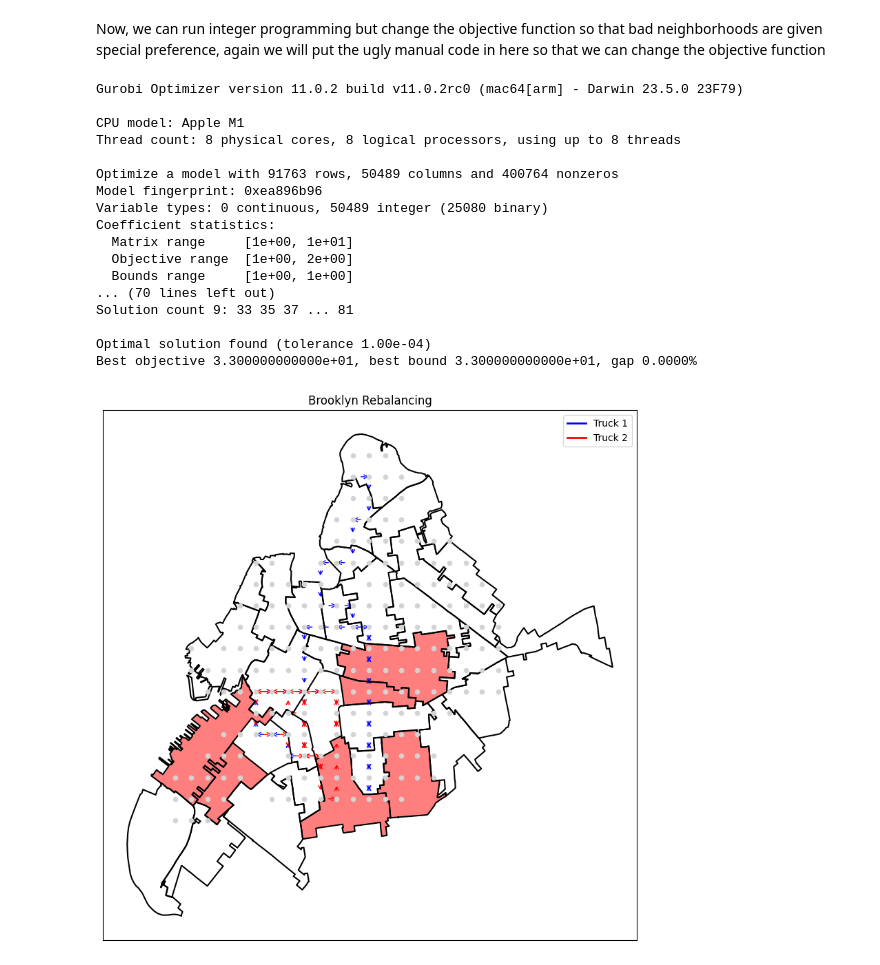
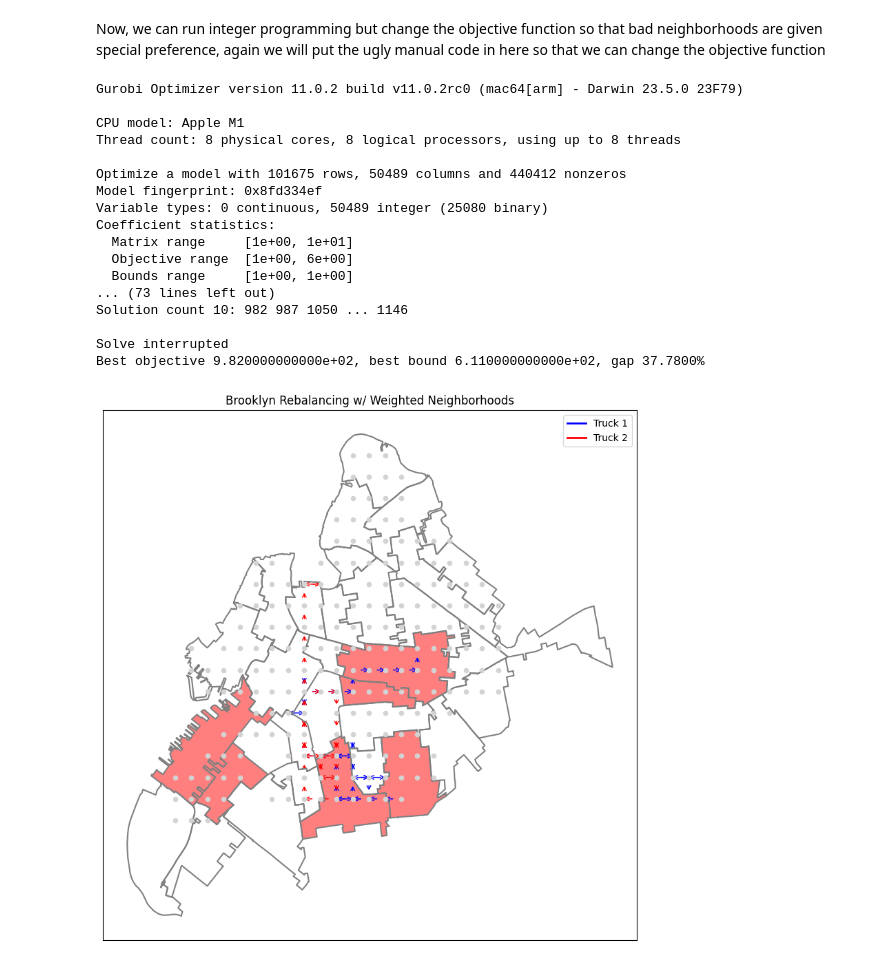
Before and after one commit to jarrettreimers/CSUREMM, a Jupyter notebook: borough_grouping.ipynb, the cells around one changed output. Saved outputs shown, nothing was run; the diff lists cells and outputs as text; code cells hidden in the pictures.

```diff
--- a/borough_grouping.ipynb
+++ b/borough_grouping.ipynb
@@ -531,0 +536,31 @@ plt.show()
+# %%
+print('TRUCK REPORTS:')
+for k in range(1, K+1):
+    print('\n\nTRUCK {}\n'.format(k))
+    truck_data = truck_paths[k]
+    increase_dict = {}
+    decrease_dict = {}
+    for i in range(0, len(truck_data)-1):
+        if truck_data[i][1] != truck_data[i+1][1]:
+            print('time {}: traveled from {} to {}'.format(truck_data[i][0],truck_data[i][1], truck_data[i+1][1]))
+        if truck_data[i][2] > truck_data[i+1][2]:
+            print('time {}: dropped off {} bikes at {}'.format(truck_data[i][0],
+                                                           int(truck_data[i][2][0]) - int(truck_data[i+1][2][0]), truck_data[i][1]))
+            if truck_data[i][1] in increase_dict.keys():
+                increase_dict[truck_data[i][1]] += int(truck_data[i][2][0]) - int(truck_data[i+1][2][0])
+            else:
+                increase_dict[truck_data[i][1]] = int(truck_data[i][2][0]) - int(truck_data[i+1][2][0])
+        if truck_data[i][2] < truck_data[i+1][2]:
+            print('time {}: picked up {} bikes at {}'.format(truck_data[i][0],
+                                                           int(truck_data[i+1][2][0]) - int(truck_data[i][2][0]), truck_data[i][1]))
+            if truck_data[i][1] in decrease_dict.keys():
+                    decrease_dict[truck_data[i][1]] += int(truck_data[i+1][2][0]) - int(truck_data[i][2][0])
+            else:
+                decrease_dict[truck_data[i][1]] = int(truck_data[i+1][2][0]) - int(truck_data[i][2][0])
+
+    print('\nOVERALL IMPACT\n')
+    for cluster in increase_dict:
+        print('increased {} by {} bikes'.format(cluster, increase_dict[cluster]))
+
+    for cluster in decrease_dict:
+        print('decreased {} by {} bikes'.format(cluster, decrease_dict[cluster]))
@@ -610,10 +663,10 @@ plt.show()
 Now, we can run integer programming but change the objective function so that bad neighborhoods are given special preference, again we will put the ugly manual code in here so that we can change the objective function
 # %%
 stations=clusters
-start_levels=start_levels
-optimal_levels=optimal_levels
-positions=positions
-neighbors=neighbors
+# start_levels=start_levels
+# optimal_levels=optimal_levels
+# positions=positions
+# neighbors=neighbors
 # %%
 bad_clusters = [cluster for cluster in clusters if neighborhood_dict[cluster] in bad_neighborhoods]
 # %%
@@ -652,7 +705,7 @@ for s in stations:
 model.update()
 
 # Objective function: minimize total absolute deviation from optimal levels
-objective = gp.quicksum(deviation[s] for s in stations) + gp.quicksum(deviation[s] for s in bad_clusters)
+objective = gp.quicksum(deviation[s] for s in stations) + 5 * gp.quicksum(deviation[s] for s in bad_clusters)
 
 model.setObjective(objective, sense=GRB.MINIMIZE)
 
@@ -732,22 +785,22 @@ Gurobi Optimizer version 11.0.2 build v11.0.2rc0 (mac64[arm] - Darwin 23.5.0 23F
 CPU model: Apple M1
 Thread count: 8 physical cores, 8 logical processors, using up to 8 threads
 
-Optimize a model with 91763 rows, 50489 columns and 400764 nonzeros
-Model fingerprint: 0xea896b96
+Optimize a model with 101675 rows, 50489 columns and 440412 nonzeros
+Model fingerprint: 0x8fd334ef
 Variable types: 0 continuous, 50489 integer (25080 binary)
 Coefficient statistics:
   Matrix range     [1e+00, 1e+01]
-  Objective range  [1e+00, 2e+00]
+  Objective range  [1e+00, 6e+00]
   Bounds range     [1e+00, 1e+00]
-... (70 lines left out)
-Solution count 9: 33 35 37 ... 81
+... (73 lines left out)
+Solution count 10: 982 987 1050 ... 1146
 
-Optimal solution found (tolerance 1.00e-04)
-Best objective 3.300000000000e+01, best bound 3.300000000000e+01, gap 0.0000%
+Solve interrupted
+Best objective 9.820000000000e+02, best bound 6.110000000000e+02, gap 37.7800%
 # %%
 stations = clusters
 node_size = 20
-title = "Brooklyn Rebalancing"
+title = "Brooklyn Rebalancing w/ Weighted Neighborhoods"
 
 
 # Load the GeoJSON file for neighborhood boundaries
@@ -773,13 +826,13 @@ for geom, prop in zip(geometries, properties):
         x, y = geom.exterior.xy
         if neighborhood_name in bad_neighborhoods:
             ax.fill(x, y, 'red', alpha=0.5)  # Fill in red with transparency
-        ax.plot(x, y, 'k')
+        ax.plot(x, y, 'gray')
     elif isinstance(geom, MultiPolygon):
         for polygon in geom.geoms:
             x, y = polygon.exterior.xy
             if neighborhood_name in bad_neighborhoods:
                 ax.fill(x, y, 'red', alpha=0.5)  # Fill in red with transparency
-            ax.plot(x, y, 'k')
+            ax.plot(x, y, 'gray')
 
 
 
@@ -809,31 +862,31 @@ for station in stations:
     G.add_node(station)
 
 # Add edges with arrows for each truck path
 for k, path in truck_paths.items():
     for i in range(len(path) - 1):
         t1, s1 = path[i][:2]
         t2, s2 = path[i + 1][:2]
         G.add_edge(s1, s2, truck=k, time_step=t1)
 
 edge_colors = ['blue', 'red', 'green', 'purple']  # Different colors for different trucks
 
 # plt.figure(figsize=(10, 8))
 for k, path in truck_paths.items():
     # edges = [(path[i][1], path[i + 1][1]) for i in range(len(path) - 1)]
     # The above includes time steps where the trucks don't move. Below I have removed such trips
     edges = [(path[i][1], path[i + 1][1]) for i in range(len(path) - 1) if path[i][1] != path[i + 1][1]]
     nx.draw_networkx_edges(G, positions, edgelist=edges, arrowstyle='->', arrowsize=10,
                            edge_color=edge_colors[k - 1], style='dashed', label=f'Truck {k}')
 
 nx.draw_networkx_nodes(G, positions, node_size= node_size, node_color='lightgray')
 # If we want to add labels we can
 # nx.draw_networkx_labels(G, positions, font_size=10)
 
 from matplotlib.lines import Line2D
 legend_handles = [Line2D([0], [0], color=edge_colors[k - 1], lw=2, label=f'Truck {k}') for k in range(1, K+1)]
 plt.legend(handles=legend_handles)
 
 plt.title(title)
 plt.show()
 # %% [output]
-[figure, old version]
+[figure, new version]
```
Also changed, not shown: parts of 6 cells of this notebook.
